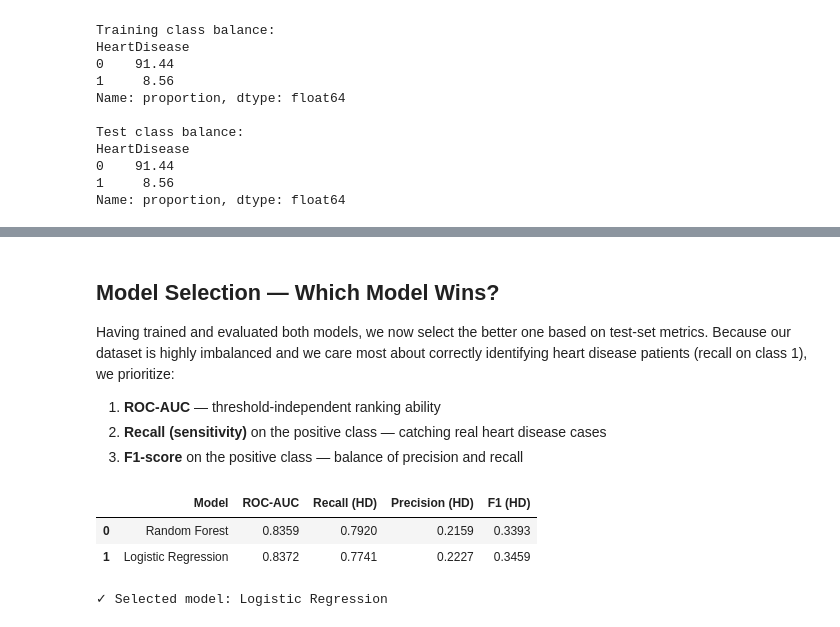
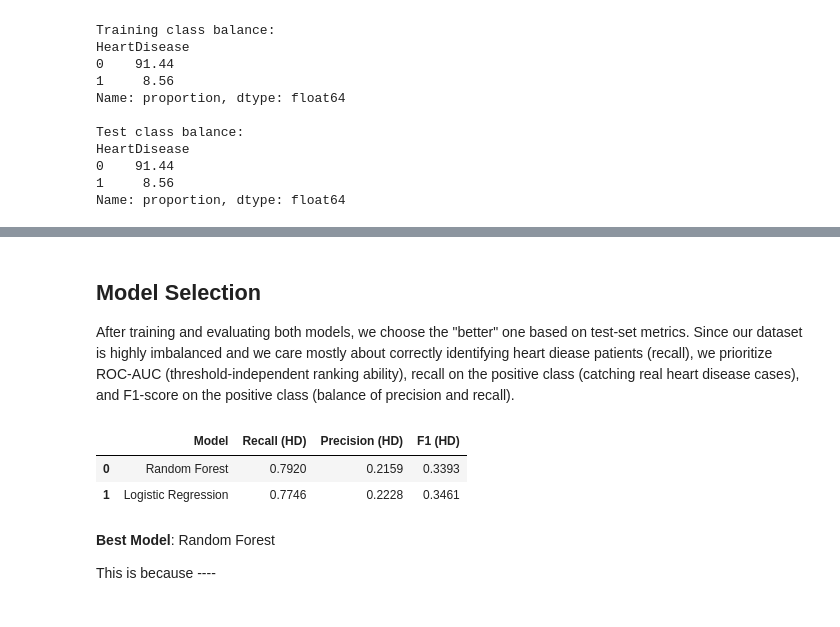
Before and after one commit to TeganHakim/heart-disease-prediction-analysis, a Jupyter notebook: test.ipynb, the cells around one changed output, grey strips where cells are left out. Cells and saved outputs as stored; diff of their text form; code cells hidden in the pictures.

```diff
--- a/test.ipynb
+++ b/test.ipynb
@@ -597,0 +662,14 @@ Heart Disease       0.22      0.77      0.35      5475
+# %%
+# Look at the best estimator
+lr_best = lr_grid_search.best_estimator_
+
+# Predictions
+y_pred_lr = lr_best.predict(X_test_s)
+y_prob_lr = lr_best.predict_proba(X_test_s)[:, 1]
+lr_recall = recall_score(y_test, y_pred_lr, pos_label=1)
+
+# Evaluate on test set
+print("\nLogistic Regression: Testing Set Performance")
+print(f"\nRecall Score: {lr_recall:.4f}")
+print(f"\nClassification Report:")
+print(classification_report(y_test, y_pred_lr, target_names=['No HD', 'Heart Disease']))
@@ -698,42 +808,37 @@ Smoking               0.028256
 # %% [markdown]
-## Model Selection — Which Model Wins?
+## Model Selection
 
-Having trained and evaluated both models, we now select the better one based on test-set metrics. Because our dataset is highly imbalanced and we care most about correctly identifying heart disease patients (recall on class 1), we prioritize:
-
-1. **ROC-AUC** — threshold-independent ranking ability
-2. **Recall (sensitivity)** on the positive class — catching real heart disease cases
-3. **F1-score** on the positive class — balance of precision and recall
+After training and evaluating both models, we choose the "better" one based on test-set metrics. Since our dataset is highly imbalanced and we care mostly about correctly identifying heart diease patients (recall), we prioritize ROC-AUC (threshold-independent ranking ability), recall on the positive class (catching real heart disease cases), and F1-score on the positive class (balance of precision and recall).
 # %%
-# ANDREW
-# ── Summary comparison table ─────────────────────────────────────────────────
-from sklearn.metrics import f1_score, recall_score, precision_score
+############################
+# Summary comparison table #
+############################
 
+# Generate summary table
 summary = pd.DataFrame({
     'Model': ['Random Forest', 'Logistic Regression'],
-    'ROC-AUC': [round(rf_auc, 4), round(lr_auc, 4)],
     'Recall (HD)': [
         round(recall_score(y_test, y_pred_rf, pos_label=1), 4),
         round(recall_score(y_test, y_pred_lr, pos_label=1), 4)
     ],
     'Precision (HD)': [
         round(precision_score(y_test, y_pred_rf, pos_label=1), 4),
         round(precision_score(y_test, y_pred_lr, pos_label=1), 4)
     ],
     'F1 (HD)': [
         round(f1_score(y_test, y_pred_rf, pos_label=1), 4),
         round(f1_score(y_test, y_pred_lr, pos_label=1), 4)
     ]
 })
-
 display(summary)
-
-winner = summary.sort_values('ROC-AUC', ascending=False).iloc[0]['Model']
-print(f"\n✓ Selected model: {winner}")
 # %% [output]
-|  | Model | ROC-AUC | Recall (HD) | Precision (HD) | F1 (HD) |
-| 0 | Random Forest | 0.8359 | 0.7920 | 0.2159 | 0.3393 |
-| 1 | Logistic Regression | 0.8372 | 0.7741 | 0.2227 | 0.3459 |
+|  | Model | Recall (HD) | Precision (HD) | F1 (HD) |
+| 0 | Random Forest | 0.7920 | 0.2159 | 0.3393 |
+| 1 | Logistic Regression | 0.7746 | 0.2228 | 0.3461 |
-✓ Selected model: Logistic Regression
+# %% [markdown]
+**Best Model**: Random Forest
+
+This is because ----
 # %% [markdown]
 # Insights and Conclusions
 
```
Also changed, not shown: parts of 34 cells of this notebook.
